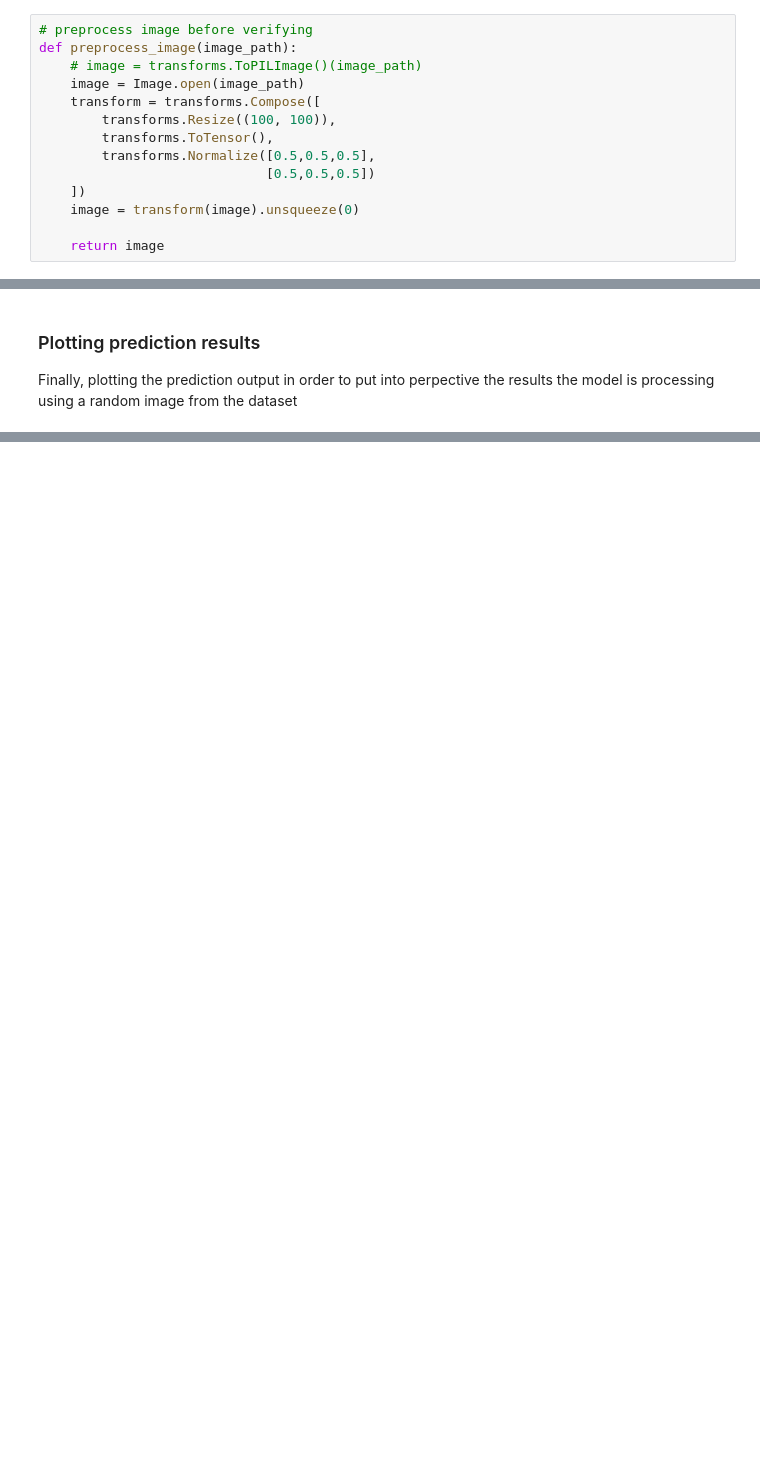
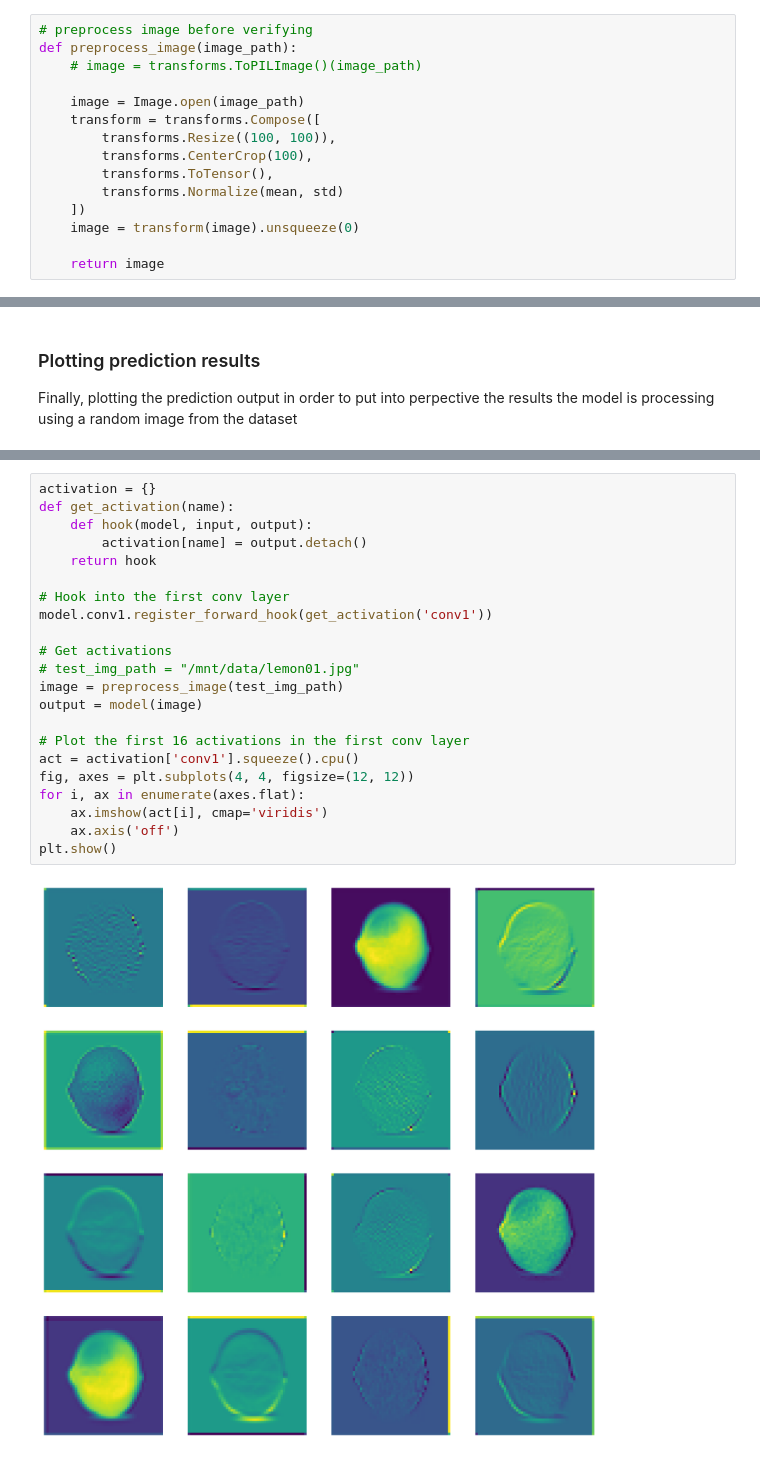
Before and after one commit to gmartinsnull/grocery-classifier, a Jupyter notebook: grocery classifier.ipynb, the cells around one changed output, grey strips where cells are left out. Drawn from its saved outputs; the diff is of its cells as text; blank space fills up the shorter version.

```diff
--- a/grocery classifier.ipynb
+++ b/grocery classifier.ipynb
@@ -280,12 +317,13 @@ Now that the CNN has been trained we can use the model to predict an image as in
 # preprocess image before verifying
 def preprocess_image(image_path):
     # image = transforms.ToPILImage()(image_path)
+
     image = Image.open(image_path)
     transform = transforms.Compose([
         transforms.Resize((100, 100)),
+        transforms.CenterCrop(100),
         transforms.ToTensor(),
-        transforms.Normalize([0.5,0.5,0.5],
-                             [0.5,0.5,0.5])
+        transforms.Normalize(mean, std)
     ])
     image = transform(image).unsqueeze(0)
 
@@ -337,0 +376,24 @@ axs[1].plot();
+# %%
+activation = {}
+def get_activation(name):
+    def hook(model, input, output):
+        activation[name] = output.detach()
+    return hook
+
+# Hook into the first conv layer
+model.conv1.register_forward_hook(get_activation('conv1'))
+
+# Get activations
+# test_img_path = "/mnt/data/lemon01.jpg"
+image = preprocess_image(test_img_path)
+output = model(image)
+
+# Plot the first 16 activations in the first conv layer
+act = activation['conv1'].squeeze().cpu()
+fig, axes = plt.subplots(4, 4, figsize=(12, 12))
+for i, ax in enumerate(axes.flat):
+    ax.imshow(act[i], cmap='viridis')
+    ax.axis('off')
+plt.show()
+# %% [output]
+[figure, added]
```
Also changed, not shown: parts of 18 cells of this notebook.
